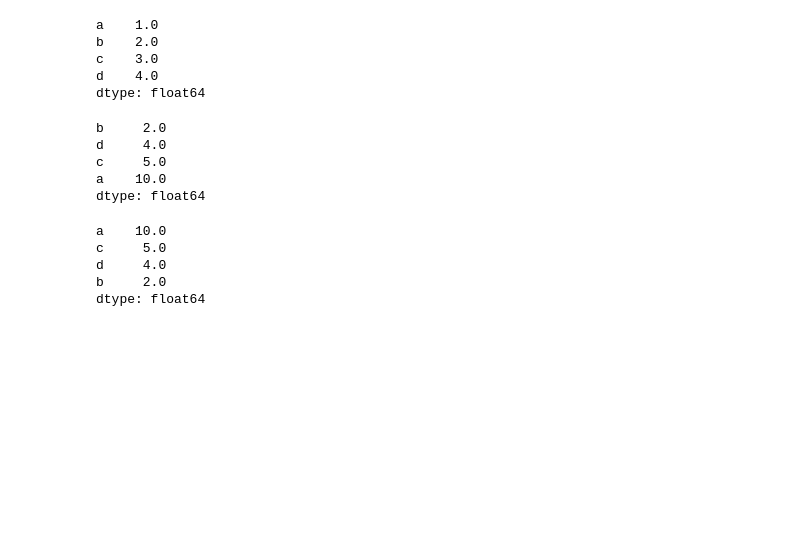
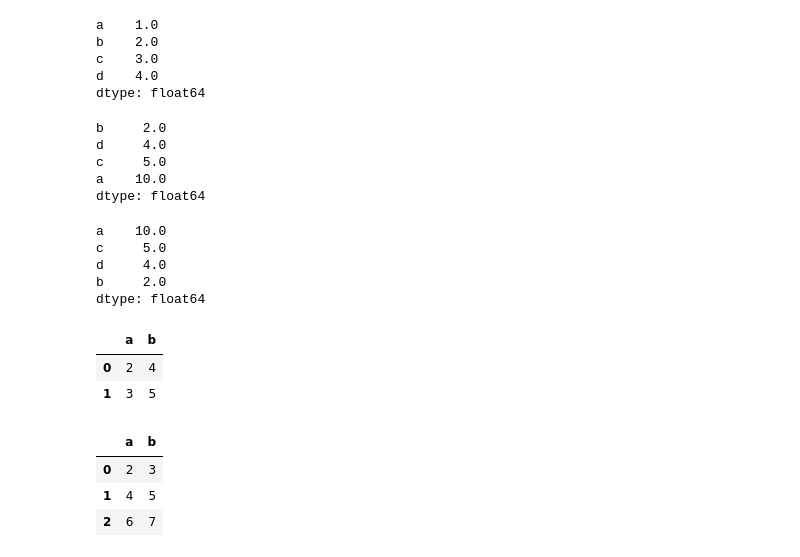
Before and after one commit to Boin-Kau/recommender-systems-using-python, a Jupyter notebook: pandas_practice.ipynb, the cells around one changed output. Cells and saved outputs as stored; diff of their text form; code cells hidden in the pictures; blank space fills up the shorter version.

```diff
--- a/pandas_practice.ipynb
+++ b/pandas_practice.ipynb
@@ -124,3 +125,21 @@ c     5.0
 d     4.0
 b     2.0
 dtype: float64
+# %%
+# DataFrame 실습
+## DataFrame을 딕셔너리 방식으로 구성하기
+df = pd.DataFrame({'a':[2,3], 'b':[4,5]})
+df
+# %% [output]
+|  | a | b |
+| 0 | 2 | 4 |
+| 1 | 3 | 5 |
+# %%
+## DataFrame을 배열로 구성하기
+df = pd.DataFrame([[2,3],[4,5],[6,7]], columns=['a','b'])
+df
+# %% [output]
+|  | a | b |
+| 0 | 2 | 3 |
+| 1 | 4 | 5 |
+| 2 | 6 | 7 |
```
Also changed, not shown: parts of 11 cells of this notebook.
